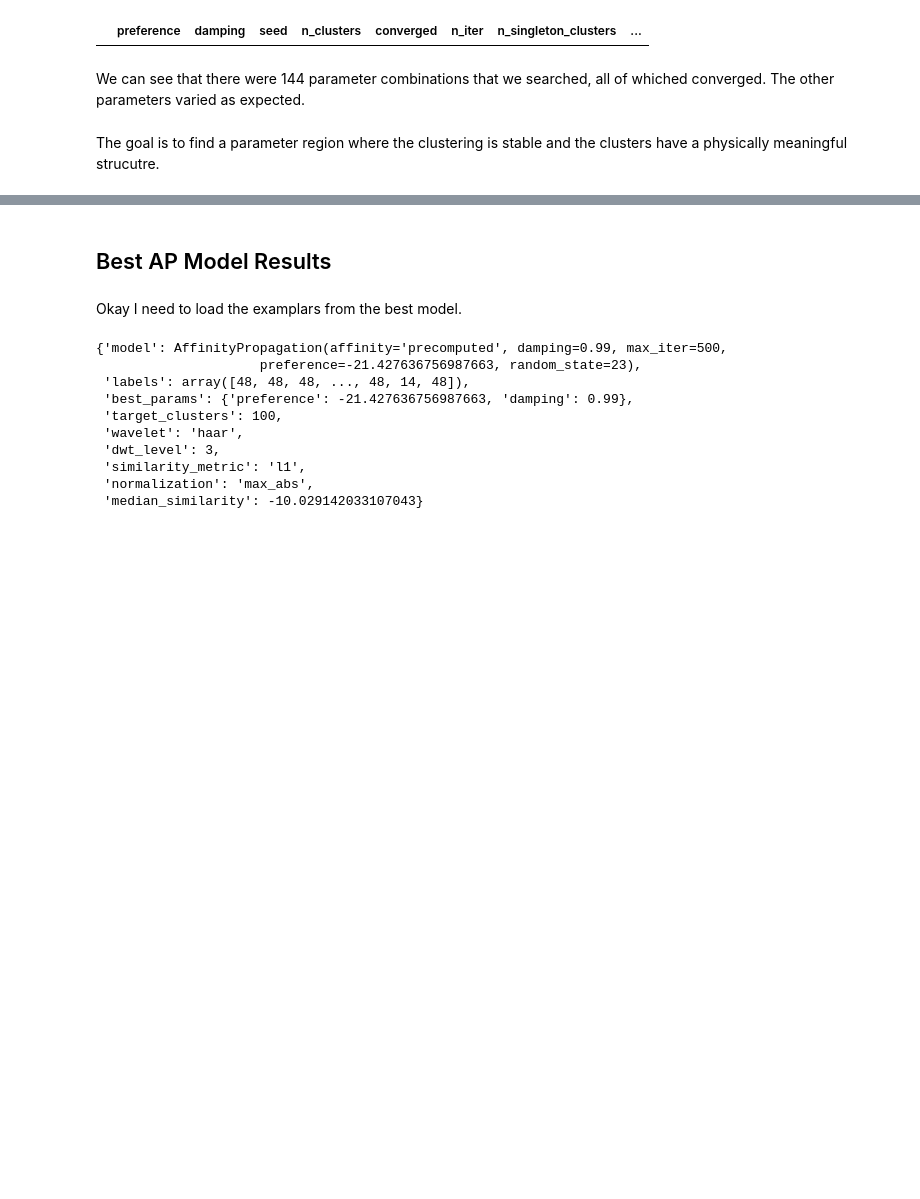
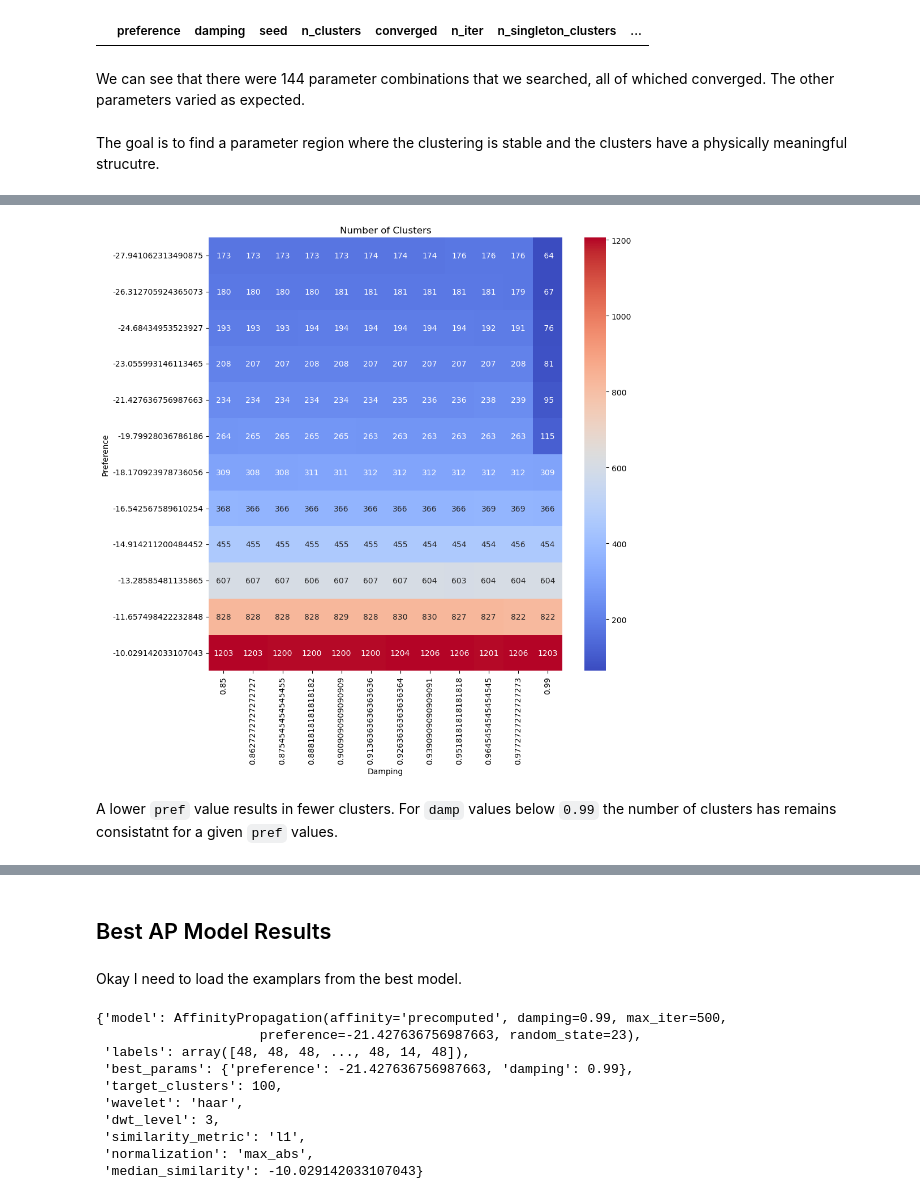
Before and after one commit to cmhinkle/semi_supervised_pulses_BeEST, a Jupyter notebook: notebooks/semisupervised.ipynb, the cells around one changed output, grey strips where cells are left out. Saved outputs shown, nothing was run; the diff lists cells and outputs as text; code cells hidden in the pictures; blank space fills up the shorter version.

```diff
--- a/notebooks/semisupervised.ipynb
+++ b/notebooks/semisupervised.ipynb
@@ -8,6 +9,8 @@ from matplotlib.patches import Rectangle
 import pywt
 from math import floor
 import joblib
+# %%
+color_scale = 'coolwarm'
 # %% [markdown]
 This notebook will walk through the process for a semi-supervised learning pipeline to categorize triggered pulses in phase-III BeEST data. This process is based off of work done by L&#233;on et al. for the LEGEND experiment [1, DOI https://10.1088/2632-2153/adbb37]. Most processes are done in seperate python scripts. Some data exploration and explanations will be made in this notebook.
 
@@ -328,0 +268,3 @@ Here we see that the best model the parameter seach found.
+# %%
+df = ap_param_grid.sort_values(["preference", "damping"]).copy()
+pref_order = sorted(df["preference"].unique())
@@ -328,0 +275,6 @@ Here we see that the best model the parameter seach found.
+# %%
+pivot_n_clusters = df.pivot(
+    index="preference",
+    columns="damping",
+    values="n_clusters"
+)
@@ -328,0 +298,21 @@ Here we see that the best model the parameter seach found.
+# %%
+plt.figure(figsize=(10,10))
+
+sns.heatmap(
+    pivot_n_clusters,
+    annot=True,
+    fmt="3.0f",
+    cmap=color_scale
+)
+
+plt.title('Number of Clusters')
+plt.xlabel('Damping')
+plt.ylabel('Preference')
+plt.tight_layout()
+
+plt.show()
+plt.close()
+# %% [output]
+[figure, added]
+# %% [markdown]
+A lower `pref` value results in fewer clusters. For `damp` values below `0.99` the number of clusters has remains consistatnt for a given `pref` values.
```
Also changed, not shown: parts of 67 cells of this notebook, 1 other file.
